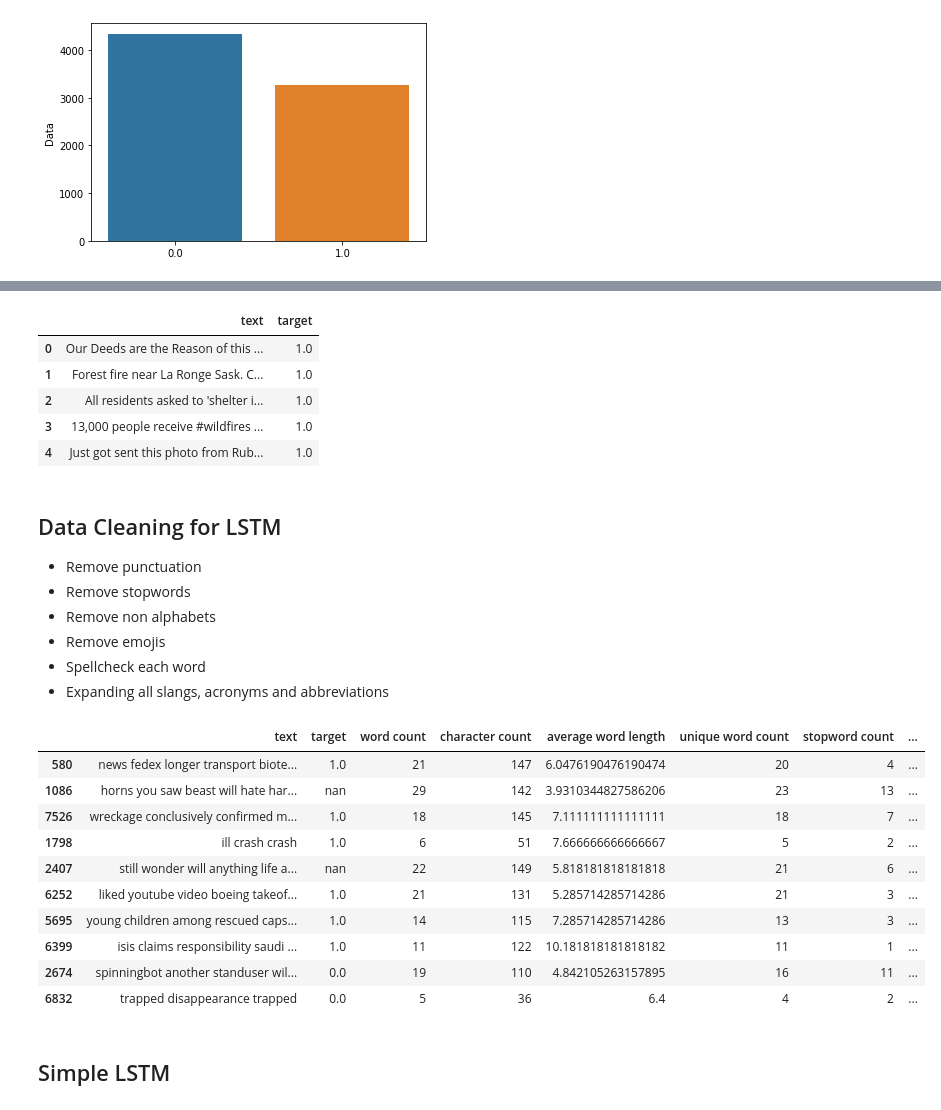
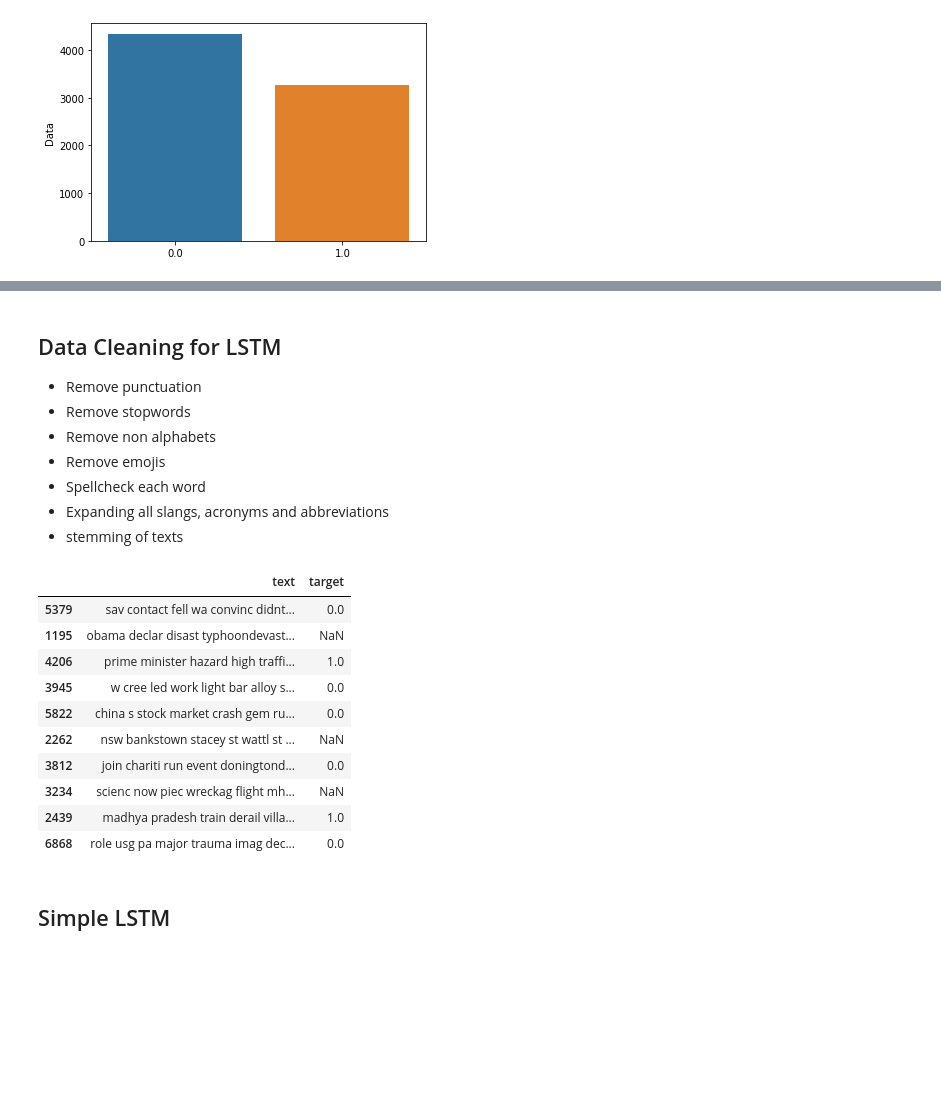
Before and after one commit to pranshudiwan/NLP_CS_6200, a Jupyter notebook: NLP_LSTM.ipynb, the cells around one changed output, grey strips where cells are left out. Drawn from its saved outputs; the diff is of its cells as text; code cells hidden in the pictures; blank space fills up the shorter version.

```diff
--- a/NLP_LSTM.ipynb
+++ b/NLP_LSTM.ipynb
@@ -72,5 +86,2 @@ test   = pd.read_csv(url_test)
-# %%
-train['keyword'] = train['keyword'].fillna('unknown')
-test['keyword'] = test['keyword'].fillna('unknown')
 # %% [markdown]
 ##Single DataFrame
@@ -183,12 +179,3 @@ plt.show()
-# %%
-total.head()
-# %% [output]
-|  | text | target |
-| 0 | Our Deeds are the Reason of this ... | 1.0 |
-| 1 | Forest fire near La Ronge Sask. C... | 1.0 |
-| 2 | All residents asked to 'shelter i... | 1.0 |
-| 3 | 13,000 people receive #wildfires ... | 1.0 |
-| 4 | Just got sent this photo from Rub... | 1.0 |
 # %% [markdown]
 ## Data Cleaning for LSTM
 - Remove punctuation
@@ -197,5 +184,6 @@ total.head()
 - Remove emojis
 - Spellcheck each word
 - Expanding all slangs, acronyms and abbreviations
+- stemming of texts
 # %%
 #@title
@@ -525,28 +501,52 @@ total['punctuation count'] = total['text'].apply(lambda x: len([i for i in str(x
+# %%
+def stem(unstemmed_list):
+  ps = PorterStemmer()
+
+  final_stemmed_list = []
+
+  for i in range(len(unstemmed_list)):
+    sentence = unstemmed_list[i]
+    #print(sentence)
+    words = word_tokenize(sentence)
+    stemmed_list = []
+    for w in words:
+        stemmed_list.append(ps.stem(w))
+    stemmed_list = ' '.join(stemmed_list)
+    final_stemmed_list.append(stemmed_list)
+
+  return final_stemmed_list
+# %%
+#@title
+
+#making the string lower case
+unstemmed_list = combined['text'].tolist()
+combined['text'] = stem(unstemmed_list)
+combined['text'] = combined['text'].str.replace('\d+', '')
 # %%
+#@title
 # CLEAN DATA
 
-#making the string lower case
-total = total.apply(lambda x: x.astype(str).str.lower())
-total['text'] = total['text'].apply(remove_punctuation)
-total['text'] = total['text'].apply(remove_stopwords)
-total['text'] = total['text'].apply(remove_non_alphabet)
-#total['text'] = total['text'].apply(correct_spellings)
-total['text'] = total['text'].apply(lambda x: remove_emoji(x))
-total["text"] = total["text"].apply(lambda x: expand_slang_abbr_acronyms(x))
+combined['text'] = combined['text'].apply(lambda x: x.lower())
+combined['text'] = combined['text'].apply(remove_punctuation)
+combined['text'] = combined['text'].apply(remove_stopwords)
+combined['text'] = combined['text'].apply(remove_non_alphabet)
+#combined['text'] = combined['text'].apply(correct_spellings)
+combined['text'] = combined['text'].apply(lambda x: remove_emoji(x))
+combined["text"] = combined["text"].apply(lambda x: expand_slang_abbr_acronyms(x))
 
-total.sample(10)
+combined.sample(10)
 # %% [output]
-|  | text | target | word count | character count | average word length | unique word count | stopword count | ... |
-| 580 | news fedex longer transport biote... | 1.0 | 21 | 147 | 6.0476190476190474 | 20 | 4 | ... |
-| 1086 | horns you saw beast will hate har... | nan | 29 | 142 | 3.9310344827586206 | 23 | 13 | ... |
-| 7526 | wreckage conclusively confirmed m... | 1.0 | 18 | 145 | 7.111111111111111 | 18 | 7 | ... |
-| 1798 | ill crash crash | 1.0 | 6 | 51 | 7.666666666666667 | 5 | 2 | ... |
-| 2407 | still wonder will anything life a... | nan | 22 | 149 | 5.818181818181818 | 21 | 6 | ... |
-| 6252 | liked youtube video boeing takeof... | 1.0 | 21 | 131 | 5.285714285714286 | 21 | 3 | ... |
-| 5695 | young children among rescued caps... | 1.0 | 14 | 115 | 7.285714285714286 | 13 | 3 | ... |
-| 6399 | isis claims responsibility saudi ... | 1.0 | 11 | 122 | 10.181818181818182 | 11 | 1 | ... |
-| 2674 | spinningbot another standuser wil... | 0.0 | 19 | 110 | 4.842105263157895 | 16 | 11 | ... |
-| 6832 | trapped disappearance trapped | 0.0 | 5 | 36 | 6.4 | 4 | 2 | ... |
+|  | text | target |
+| 5379 | sav contact fell wa convinc didnt... | 0.0 |
+| 1195 | obama declar disast typhoondevast... | NaN |
+| 4206 | prime minister hazard high traffi... | 1.0 |
+| 3945 | w cree led work light bar alloy s... | 0.0 |
+| 5822 | china s stock market crash gem ru... | 0.0 |
+| 2262 | nsw bankstown stacey st wattl st ... | NaN |
+| 3812 | join chariti run event doningtond... | 0.0 |
+| 3234 | scienc now piec wreckag flight mh... | NaN |
+| 2439 | madhya pradesh train derail villa... | 1.0 |
+| 6868 | role usg pa major trauma imag dec... | 0.0 |
 # %% [markdown]
 ## Simple LSTM
 # %%
```
Also changed, not shown: parts of 30 cells of this notebook.
